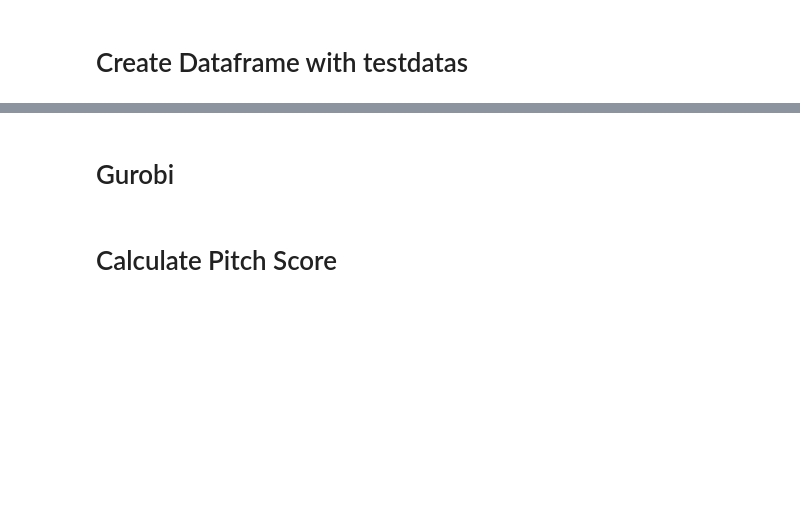
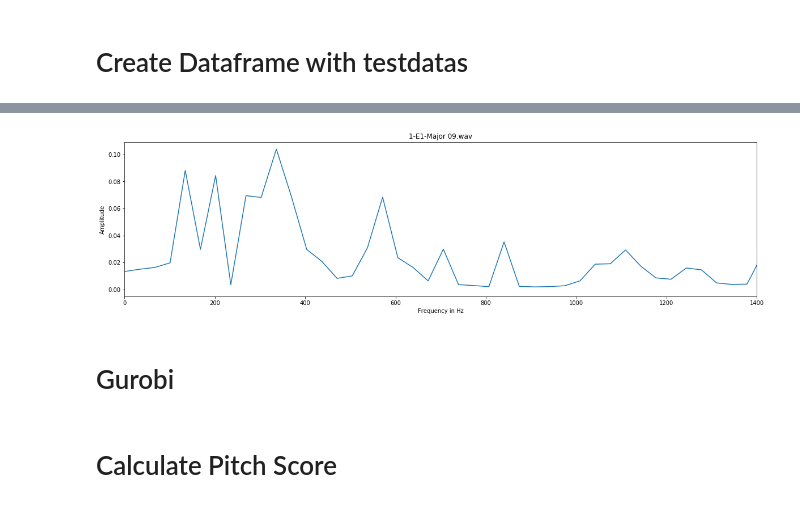
Before and after one commit to deiruch/AMt, a Jupyter notebook: AMt.ipynb, the cells around one changed output, grey strips where cells are left out. Cells and saved outputs as stored; diff of their text form; code cells hidden in the pictures; blank space fills up the shorter version.

```diff
--- a/AMt.ipynb
+++ b/AMt.ipynb
@@ -221,7 +293,7 @@ path_testdata = [
 # Alle 0-20 und Lick11
 # Gesamthaft mussten 27 von 261 XML-Dateien überarbeitet werden
 
-for path in path_testdata[:2]:
+for path in path_testdata:
     df_act = read_xml_to_df(path, df_cols, offset_sec, duration_sec, sampl_fac)
     df_test = df_test.append(df_act, ignore_index=True)
 df_test
@@ -232,5 +320,8 @@ plot_freq_domain(df_ref.Freq[6], df_ref.FFT[6], df_ref.pitch[6])
 # %%
-plot_freq_domain(df_test.Freq[87], df_test.FFT[87], df_test.audioFileName[87])
+pitch = 87
+plot_freq_domain(df_test.Freq[pitch], df_test.FFT[pitch], df_test.audioFileName[pitch])
+# %% [output]
+[figure, added]
 # %% [markdown]
 # Gurobi
 # %%
```
Also changed, not shown: parts of 6 cells of this notebook.
